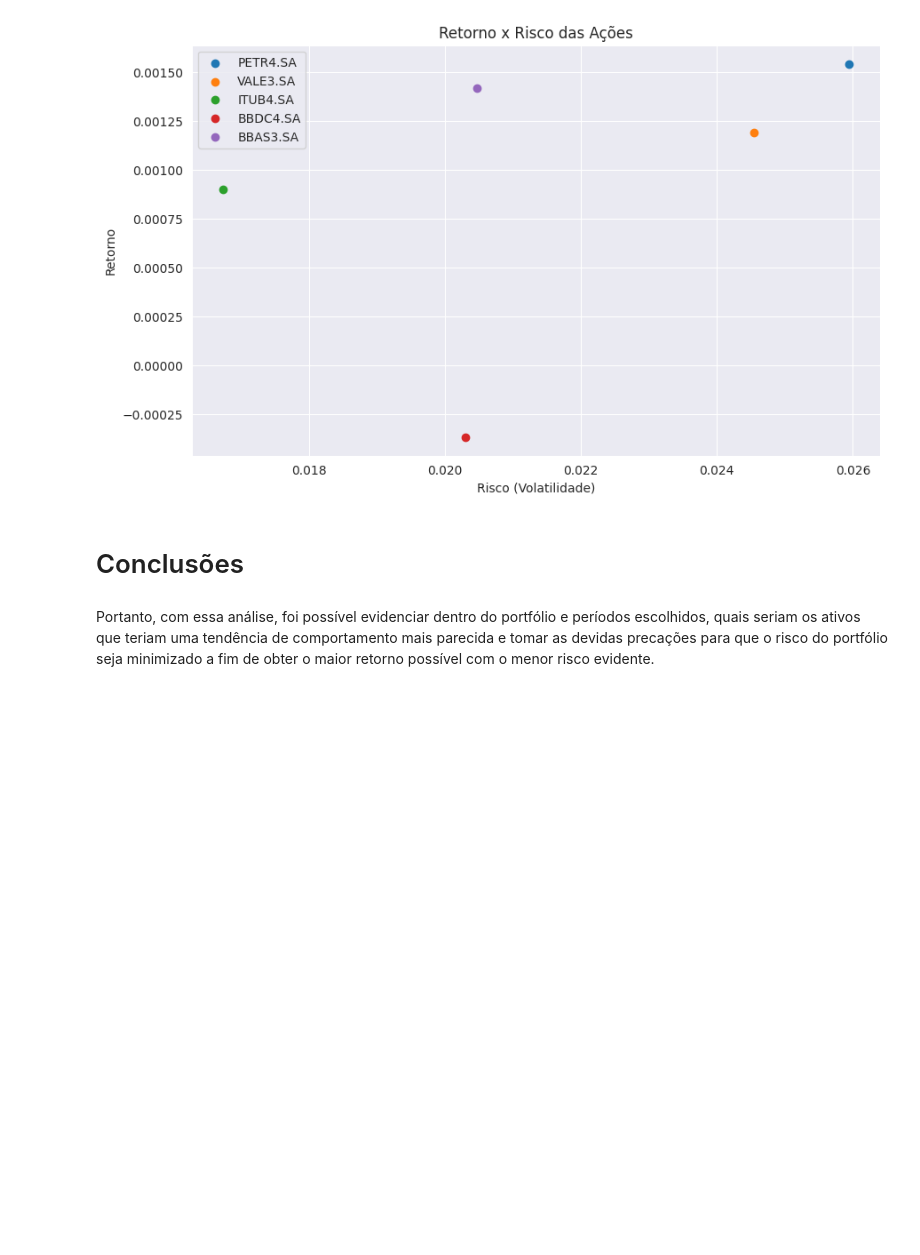
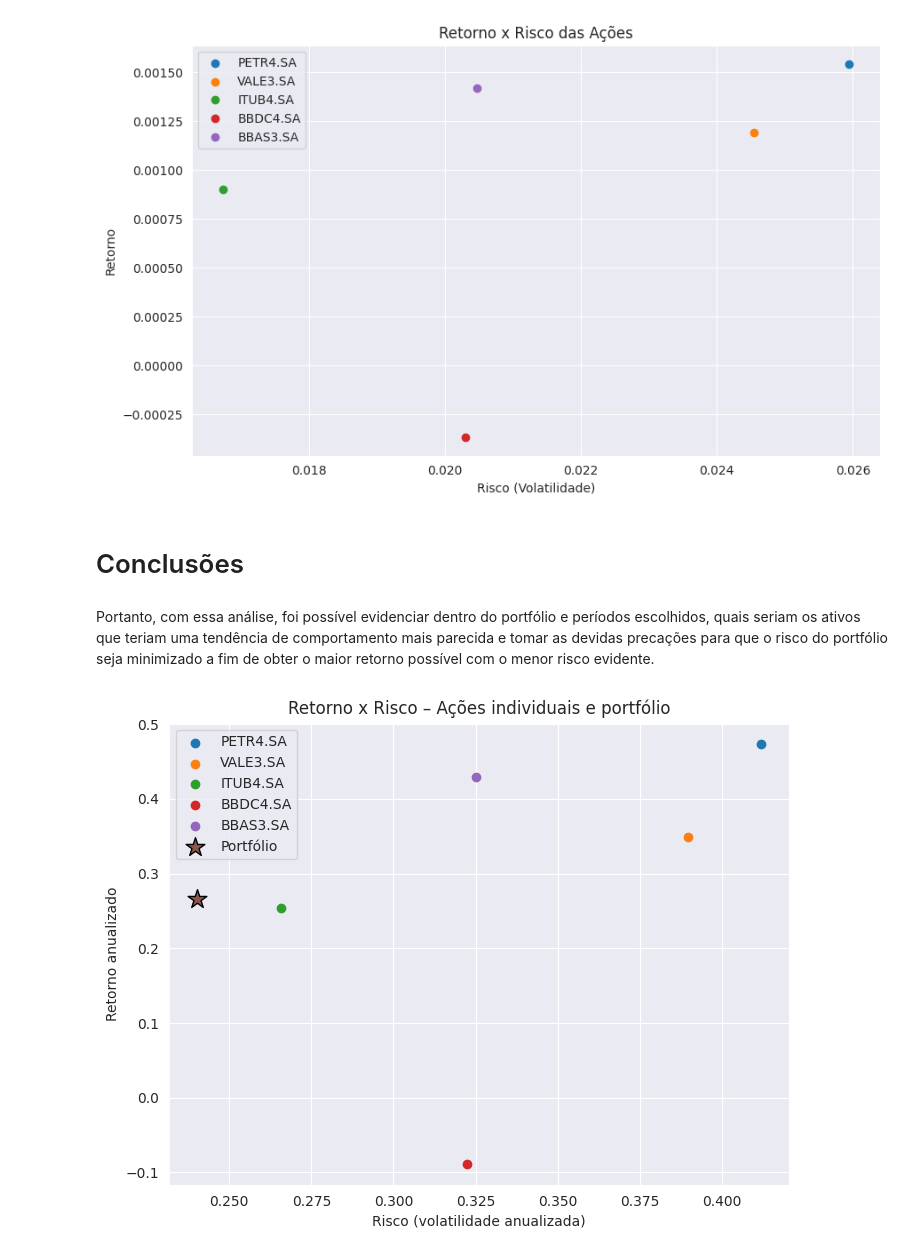
Before and after one commit to hermescosta/Hermes-2025-, a Jupyter notebook: Análise_de_portfólio_RBras_2023.ipynb, the cells around one changed output. Cells and saved outputs as stored; diff of their text form; code cells hidden in the pictures; blank space fills up the shorter version.

```diff
--- a/Análise_de_portfólio_RBras_2023.ipynb
+++ b/Análise_de_portfólio_RBras_2023.ipynb
@@ -246,3 +252,33 @@ plt.show()
 # Conclusões
 # %% [markdown]
 Portanto, com essa análise, foi possível evidenciar dentro do portfólio e períodos escolhidos, quais seriam os ativos que teriam uma tendência de comportamento mais parecida e tomar as devidas precações para que o risco do portfólio seja minimizado a fim de obter o maior retorno possível com o menor risco evidente.
+# %%
+dias_ano = 252
+retornos_medios = retornos.mean()
+vols = retornos.std()
+
+retornos_anual = (1 + retornos_medios) ** dias_ano - 1
+vols_anual = vols * np.sqrt(dias_ano)
+
+# retorno/risco do portfólio (usando o que calculei ali em cima)
+retorno_anual_port = (1 + (retornos @ pesos).mean()) ** dias_ano - 1
+vol_anual_port = (retornos @ pesos).std() * np.sqrt(dias_ano)
+
+plt.figure(figsize=(8, 6))
+
+# pontos das ações
+for acao in acoes:
+    plt.scatter(vols_anual[acao], retornos_anual[acao], label=acao)
+
+# ponto do portfólio
+plt.scatter(vol_anual_port, retorno_anual_port,
+            marker="*", s=200, edgecolor="black", label="Portfólio")
+
+plt.xlabel("Risco (volatilidade anualizada)")
+plt.ylabel("Retorno anualizado")
+plt.title("Retorno x Risco – Ações individuais e portfólio")
+plt.legend()
+plt.grid(True)
+plt.show()
+# %% [output]
+[figure, added]
```
Also changed, not shown: parts of 8 cells of this notebook.
